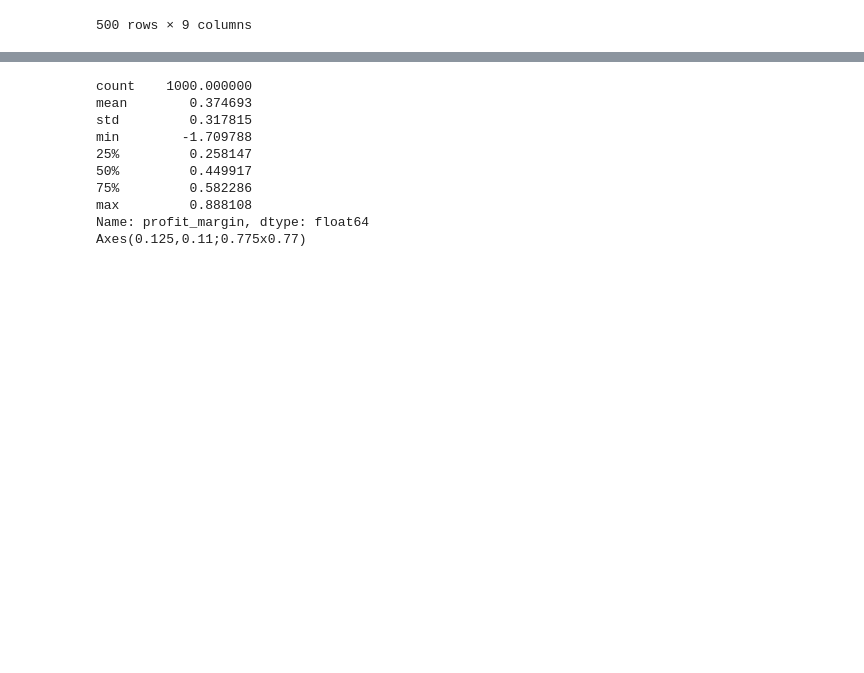
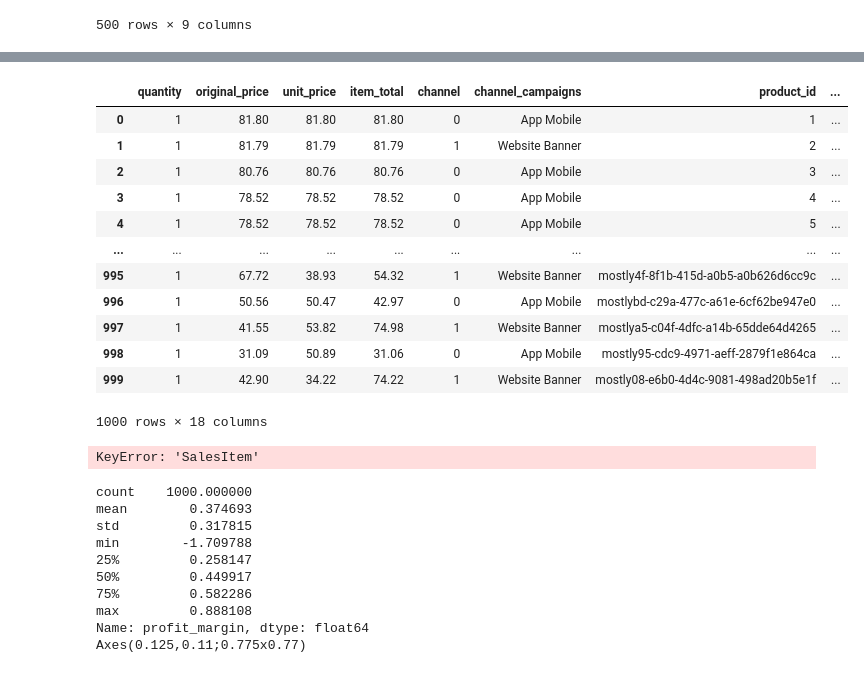
Before and after one commit to tanishasikder/Europe-Fashion, a Jupyter notebook: beta/description.ipynb, the cells around one changed output, grey strips where cells are left out. Cells and saved outputs as stored; diff of their text form; code cells hidden in the pictures; blank space fills up the shorter version.

```diff
--- a/beta/description.ipynb
+++ b/beta/description.ipynb
@@ -53 +127,24 @@ products
+# %%
+product_compare
+# %% [output]
+|  | quantity | original_price | unit_price | item_total | channel | channel_campaigns | product_id | ... |
+| 0 | 1 | 81.80 | 81.80 | 81.80 | 0 | App Mobile | 1 | ... |
+| 1 | 1 | 81.79 | 81.79 | 81.79 | 1 | Website Banner | 2 | ... |
+| 2 | 1 | 80.76 | 80.76 | 80.76 | 0 | App Mobile | 3 | ... |
+| 3 | 1 | 78.52 | 78.52 | 78.52 | 0 | App Mobile | 4 | ... |
+| 4 | 1 | 78.52 | 78.52 | 78.52 | 0 | App Mobile | 5 | ... |
+| ... | ... | ... | ... | ... | ... | ... | ... | ... |
+| 995 | 1 | 67.72 | 38.93 | 54.32 | 1 | Website Banner | mostly4f-8f1b-415d-a0b5-a0b626d6cc9c | ... |
+| 996 | 1 | 50.56 | 50.47 | 42.97 | 0 | App Mobile | mostlybd-c29a-477c-a61e-6cf62be947e0 | ... |
+| 997 | 1 | 41.55 | 53.82 | 74.98 | 1 | Website Banner | mostlya5-c04f-4dfc-a14b-65dde64d4265 | ... |
+| 998 | 1 | 31.09 | 50.89 | 31.06 | 0 | App Mobile | mostly95-cdc9-4971-aeff-2879f1e864ca | ... |
+| 999 | 1 | 42.90 | 34.22 | 74.22 | 1 | Website Banner | mostly08-e6b0-4d4c-9081-498ad20b5e1f | ... |
+1000 rows × 18 columns
+# %%
+data = pd.read_excel(r'C:/Users/Tanis/Downloads/Europe-Fashion/data/Fashion Data/DataPenjualanFashion.xlsx', sheet_name=None)
+
+
+data['SalesItem']
+# %% [output]
+KeyError: 'SalesItem'
 # %%
```
Also changed, not shown: parts of 7 cells of this notebook, 1 other file.
